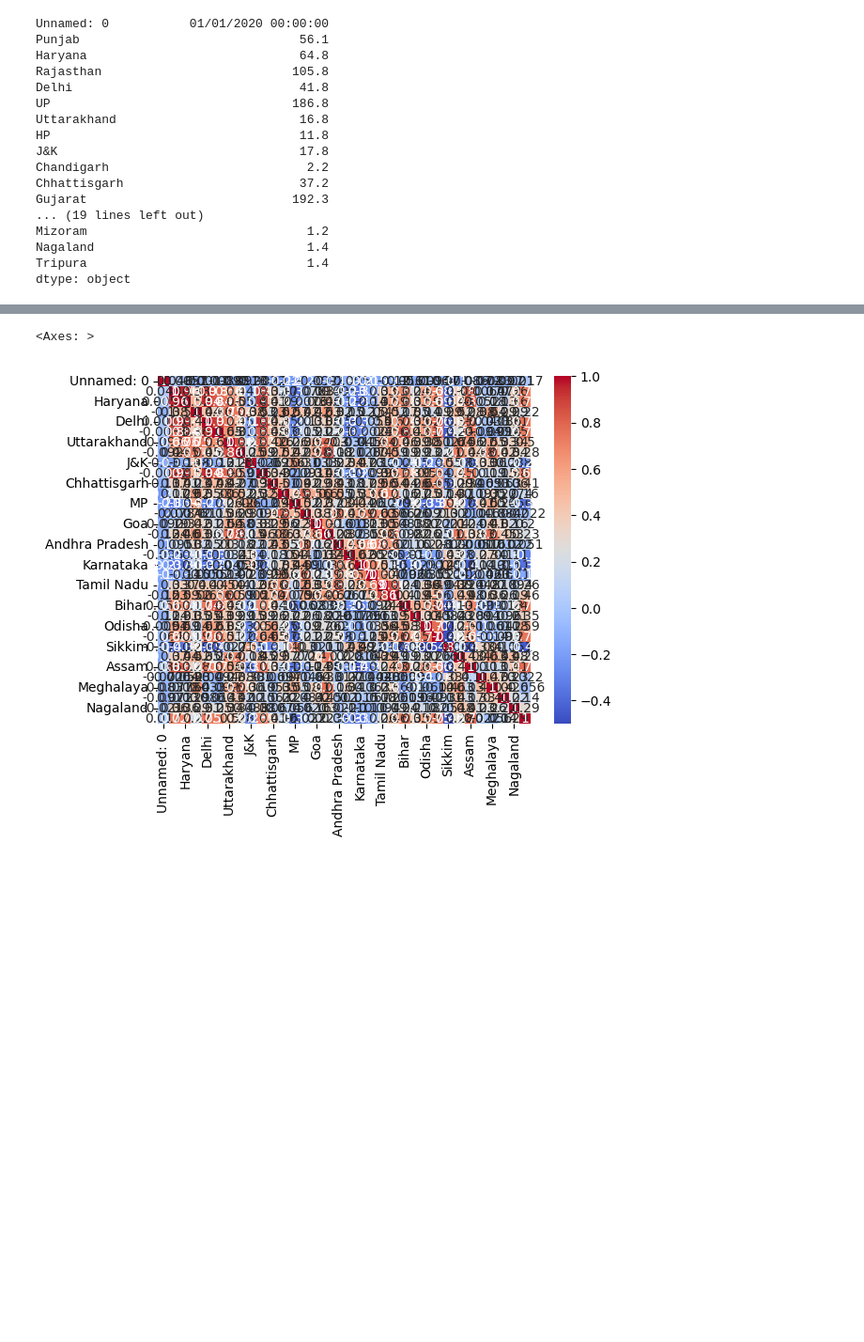
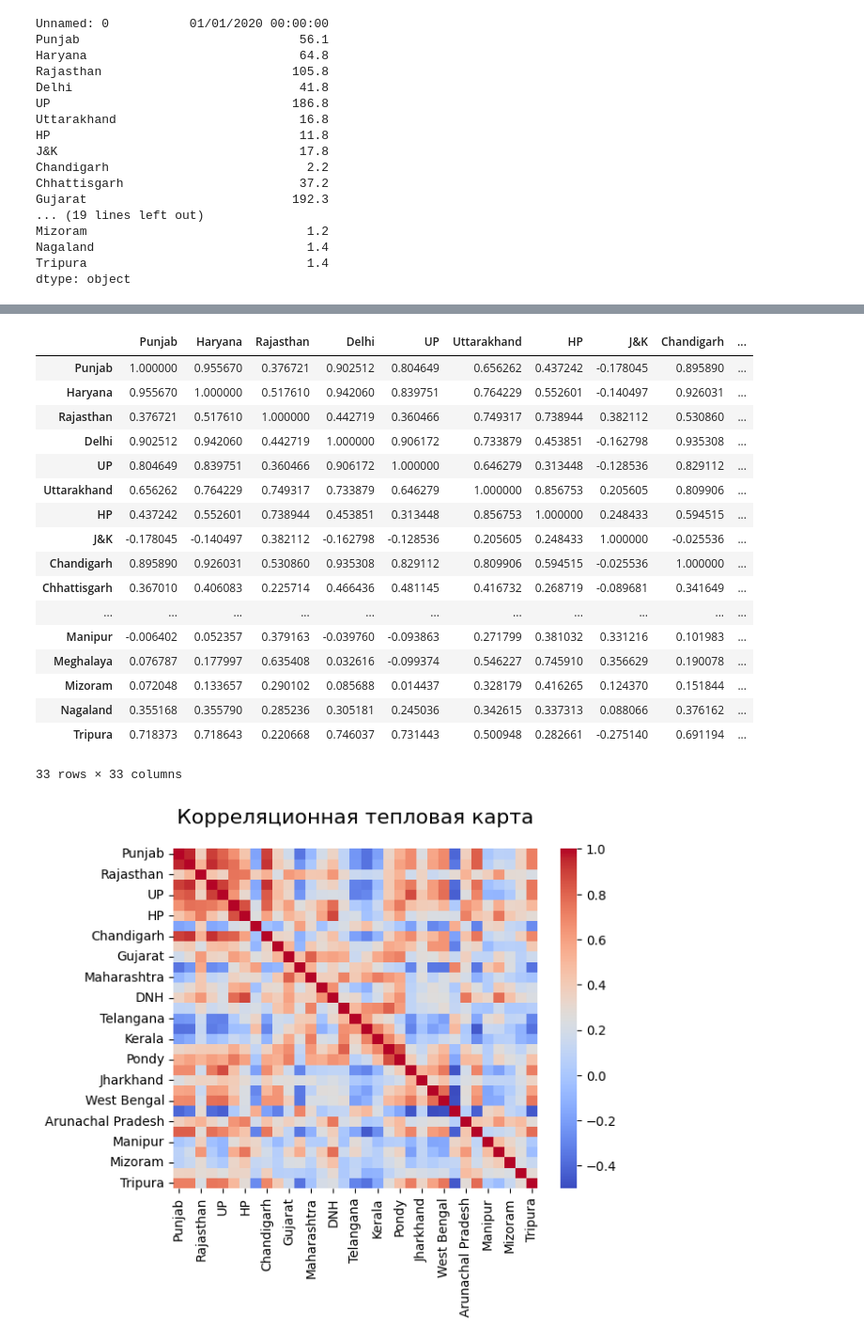
Before and after one commit to SotGE/innopolis2023, a Jupyter notebook: certification1/certification1.ipynb, the cells around one changed output, grey strips where cells are left out. Shown at 94% size. Saved outputs shown, nothing was run; the diff lists cells and outputs as text; code cells hidden in the pictures; blank space fills up the shorter version.

```diff
--- a/certification1/certification1.ipynb
+++ b/certification1/certification1.ipynb
@@ -227,7 +233,13 @@ Tripura                              1.4
 dtype: object
 # %%
 # Конвертация первого столбца даты в dtype: datetime64[ns]
-dataset['Unnamed: 0'] = pd.to_datetime(dataset['Unnamed: 0'], format='%m/%d/%Y %H:%M:%S', errors='coerce')
+# dataset['Unnamed: 0'] = pd.to_datetime(dataset['Unnamed: 0'], format='%m/%d/%Y %H:%M:%S', errors='coerce')
 # dataset['Unnamed: 0'] = dataset['Unnamed: 0'].astype('datetime64[ns]')
-dataset['Unnamed: 0']
+dataset.rename(columns={"Unnamed: 0":"Date"}, inplace=True)
+dataset['Date']=pd.to_datetime(dataset["Date"], dayfirst=True)
+
+# Настройка Date как Index
+dataset.set_index('Date', inplace=True)
+
+dataset
 # %% [output]
@@ -246,9 +268,29 @@ Name: Unnamed: 0, Length: 503, dtype: datetime64[ns]
 # %%
-# Потстроим матрицу корреляций.
+# Потстроим матрицу корреляций
 matrix_corr = dataset.corr()
-
-# Вывод корреляционной матрицы.
-sns.heatmap(matrix_corr, annot=True, cmap='coolwarm')
+matrix_corr
 # %% [output]
+|  | Punjab | Haryana | Rajasthan | Delhi | UP | Uttarakhand | HP | J&K | Chandigarh | ... |
+| Punjab | 1.000000 | 0.955670 | 0.376721 | 0.902512 | 0.804649 | 0.656262 | 0.437242 | -0.178045 | 0.895890 | ... |
+| Haryana | 0.955670 | 1.000000 | 0.517610 | 0.942060 | 0.839751 | 0.764229 | 0.552601 | -0.140497 | 0.926031 | ... |
+| Rajasthan | 0.376721 | 0.517610 | 1.000000 | 0.442719 | 0.360466 | 0.749317 | 0.738944 | 0.382112 | 0.530860 | ... |
+| Delhi | 0.902512 | 0.942060 | 0.442719 | 1.000000 | 0.906172 | 0.733879 | 0.453851 | -0.162798 | 0.935308 | ... |
+| UP | 0.804649 | 0.839751 | 0.360466 | 0.906172 | 1.000000 | 0.646279 | 0.313448 | -0.128536 | 0.829112 | ... |
+| Uttarakhand | 0.656262 | 0.764229 | 0.749317 | 0.733879 | 0.646279 | 1.000000 | 0.856753 | 0.205605 | 0.809906 | ... |
+| HP | 0.437242 | 0.552601 | 0.738944 | 0.453851 | 0.313448 | 0.856753 | 1.000000 | 0.248433 | 0.594515 | ... |
+| J&K | -0.178045 | -0.140497 | 0.382112 | -0.162798 | -0.128536 | 0.205605 | 0.248433 | 1.000000 | -0.025536 | ... |
+| Chandigarh | 0.895890 | 0.926031 | 0.530860 | 0.935308 | 0.829112 | 0.809906 | 0.594515 | -0.025536 | 1.000000 | ... |
+| Chhattisgarh | 0.367010 | 0.406083 | 0.225714 | 0.466436 | 0.481145 | 0.416732 | 0.268719 | -0.089681 | 0.341649 | ... |
+| ... | ... | ... | ... | ... | ... | ... | ... | ... | ... | ... |
+| Manipur | -0.006402 | 0.052357 | 0.379163 | -0.039760 | -0.093863 | 0.271799 | 0.381032 | 0.331216 | 0.101983 | ... |
+| Meghalaya | 0.076787 | 0.177997 | 0.635408 | 0.032616 | -0.099374 | 0.546227 | 0.745910 | 0.356629 | 0.190078 | ... |
+| Mizoram | 0.072048 | 0.133657 | 0.290102 | 0.085688 | 0.014437 | 0.328179 | 0.416265 | 0.124370 | 0.151844 | ... |
+| Nagaland | 0.355168 | 0.355790 | 0.285236 | 0.305181 | 0.245036 | 0.342615 | 0.337313 | 0.088066 | 0.376162 | ... |
+| Tripura | 0.718373 | 0.718643 | 0.220668 | 0.746037 | 0.731443 | 0.500948 | 0.282661 | -0.275140 | 0.691194 | ... |
-<Axes: >
+33 rows × 33 columns
-[figure, removed]
+# %%
+# Вывод корреляционной матрицы (тепловая карта)
+heatmap = sns.heatmap(matrix_corr, annot=False, cmap='coolwarm')
+heatmap.set_title('Корреляционная тепловая карта', fontdict={'fontsize':16}, pad=20);
+# %% [output]
+[figure, added]
```
Also changed, not shown: parts of 12 cells of this notebook, 1 other file.
